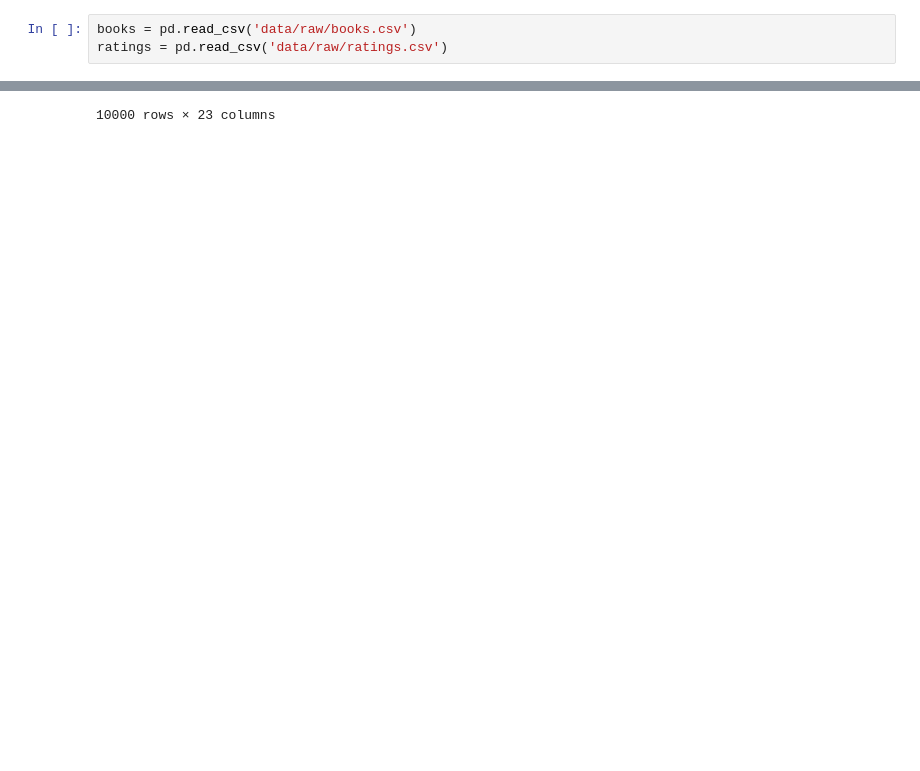
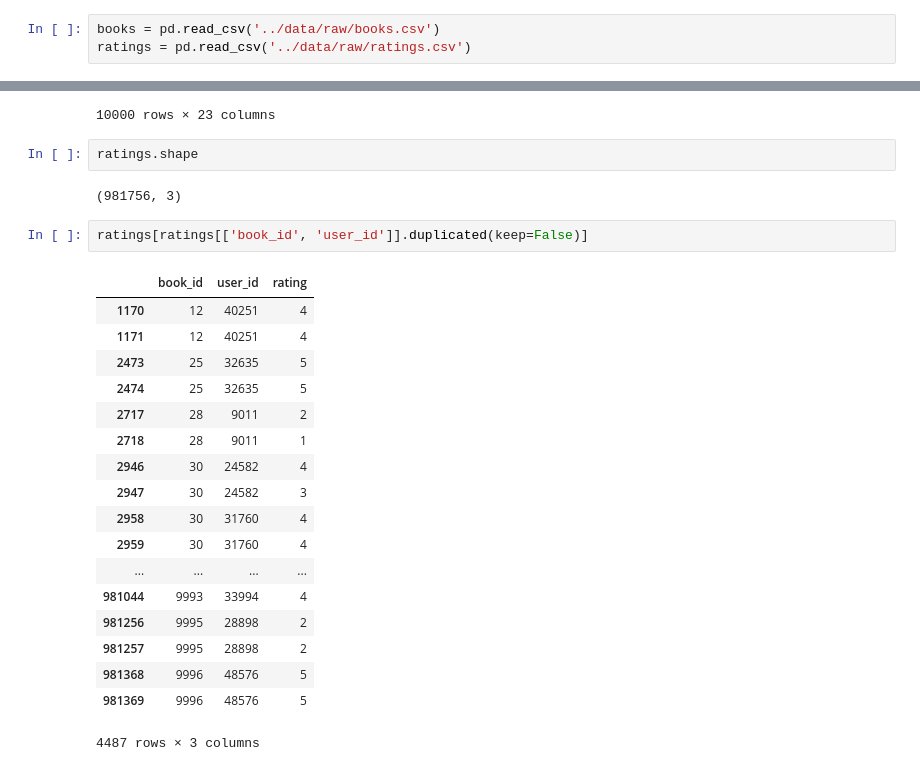
Before and after one commit to Suraj1127/book-recommender, a Jupyter notebook: data_exploration/exploration.ipynb, the cells around one changed output, grey strips where cells are left out. Drawn from its saved outputs; the diff is of its cells as text; blank space fills up the shorter version.

```diff
--- a/data_exploration/exploration.ipynb
+++ b/data_exploration/exploration.ipynb
@@ -5,6 +9,6 @@ import matplotlib.pyplot as plt
 # %%
-books = pd.read_csv('data/raw/books.csv')
-ratings = pd.read_csv('data/raw/ratings.csv')
+books = pd.read_csv('../data/raw/books.csv')
+ratings = pd.read_csv('../data/raw/ratings.csv')
 # %%
 books.head()
 # %% [output]
@@ -99,3 +103,28 @@ books.sample(frac=1)
 | 9332 | 9333 | 763594 | 763594 | 1020651 | 52 | 553282093 | 9.780553e+12 | Robert Ludlum | 1976.0 | ... |
 | 5731 | 5732 | 7640705 | 7640705 | 10170311 | 44 | 307738612 | 9.780308e+12 | Jonathan Stroud, Simon Jones | 2010.0 | ... |
 10000 rows × 23 columns
+# %%
+ratings.shape
+# %% [output]
+(981756, 3)
+# %%
+ratings[ratings[['book_id', 'user_id']].duplicated(keep=False)]
+# %% [output]
+|  | book_id | user_id | rating |
+| 1170 | 12 | 40251 | 4 |
+| 1171 | 12 | 40251 | 4 |
+| 2473 | 25 | 32635 | 5 |
+| 2474 | 25 | 32635 | 5 |
+| 2717 | 28 | 9011 | 2 |
+| 2718 | 28 | 9011 | 1 |
+| 2946 | 30 | 24582 | 4 |
+| 2947 | 30 | 24582 | 3 |
+| 2958 | 30 | 31760 | 4 |
+| 2959 | 30 | 31760 | 4 |
+| ... | ... | ... | ... |
+| 981044 | 9993 | 33994 | 4 |
+| 981256 | 9995 | 28898 | 2 |
+| 981257 | 9995 | 28898 | 2 |
+| 981368 | 9996 | 48576 | 5 |
+| 981369 | 9996 | 48576 | 5 |
+4487 rows × 3 columns
```
Also changed, not shown: parts of 1 cell of this notebook, 1 other file.
